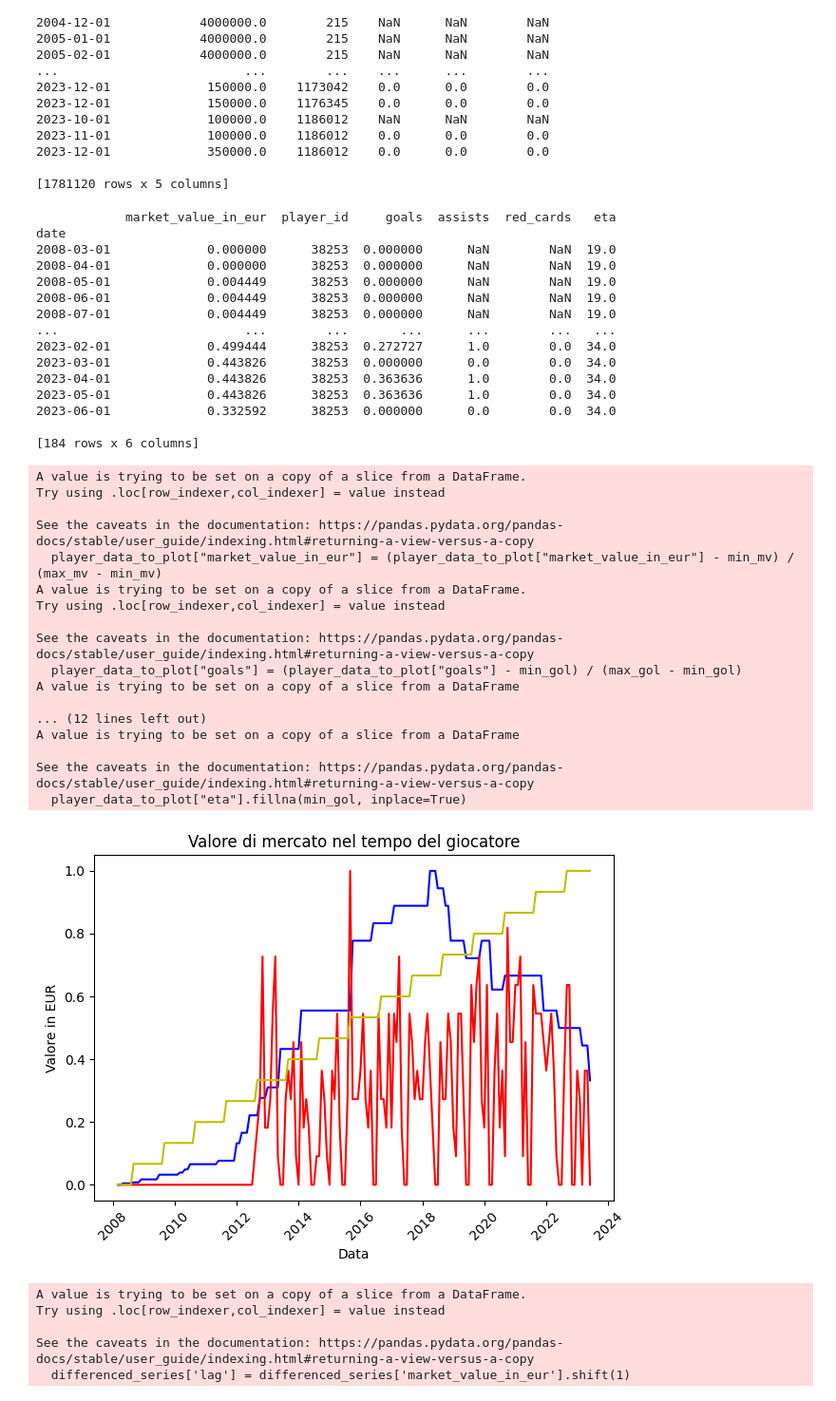
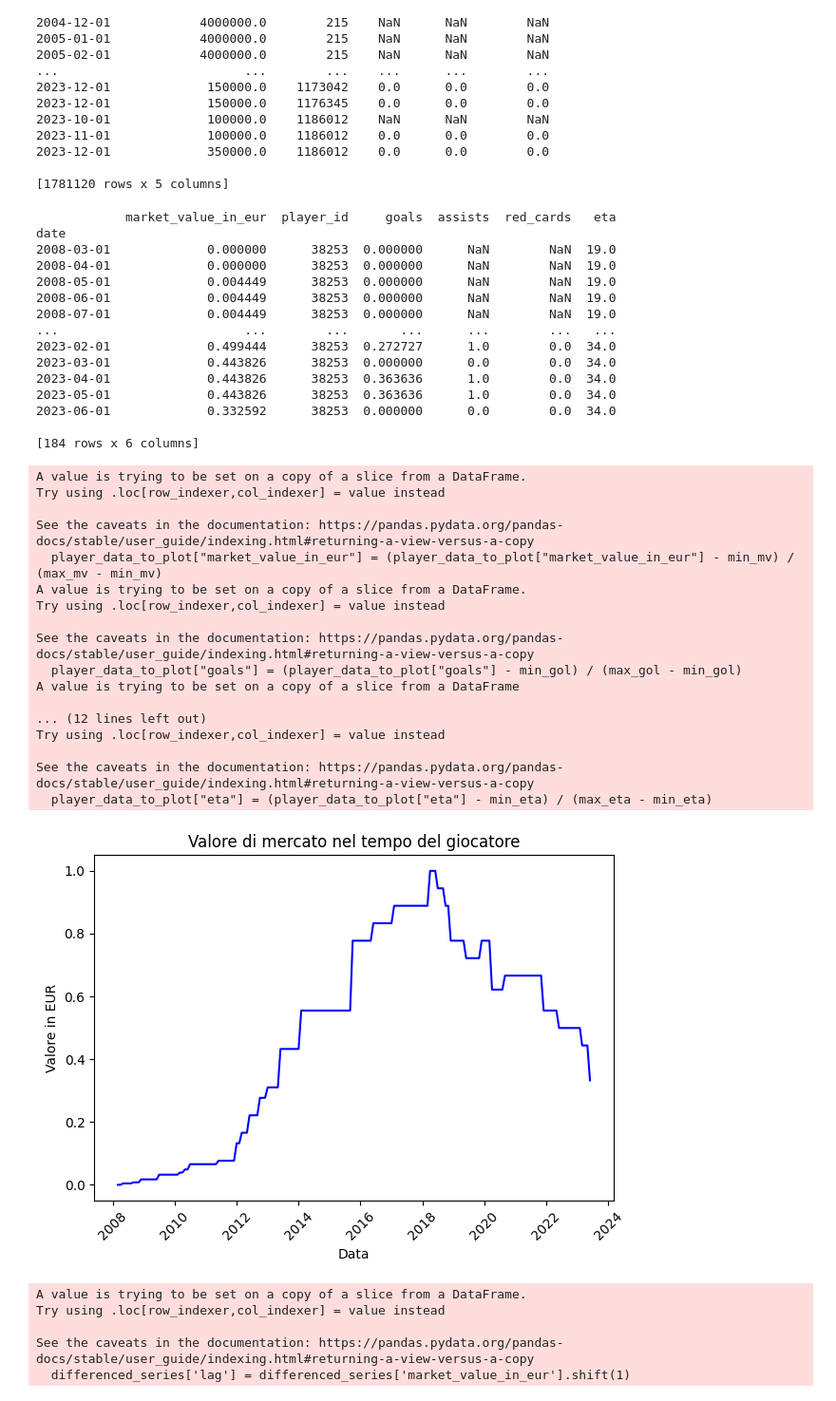
Before and after one commit to MikDR/DataScience-Python, a Jupyter notebook: codice/serie_temp/serie_per_giocatore.ipynb, the cells around one changed output. Shown at 95% size. Cells and saved outputs as stored; diff of their text form; code cells hidden in the pictures.

```diff
--- a/codice/serie_temp/serie_per_giocatore.ipynb
+++ b/codice/serie_temp/serie_per_giocatore.ipynb
@@ -199,14 +199,13 @@ print(player_data_to_plot)
 min_eta = player_data_to_plot["eta"].min()
 max_eta = player_data_to_plot["eta"].max()
 
+player_data_to_plot["eta"].fillna(((player_data_to_plot.index - data_nascita[0]).days//365.25)[0], inplace=True)
 player_data_to_plot["eta"] = (player_data_to_plot["eta"] - min_eta) / (max_eta - min_eta)
-player_data_to_plot["eta"].fillna(min_gol, inplace=True)
+
 
 
 # Crea il plot mondiale supremo
 plt.plot(player_data_to_plot.index, player_data_to_plot["market_value_in_eur"], linestyle='-', color='b')
-plt.plot(player_data_to_plot.index, player_data_to_plot["goals"], linestyle='-', color='r')
-plt.plot(player_data_to_plot.index, player_data_to_plot["eta"], linestyle='-', color='y')
 
 
 # Personalizza il plot
@@ -223,36 +222,36 @@ plt.show()
             market_value_in_eur  player_id     goals  assists  red_cards   eta
 date
 2008-03-01             0.000000      38253  0.000000      NaN        NaN  19.0
 2008-04-01             0.000000      38253  0.000000      NaN        NaN  19.0
 2008-05-01             0.004449      38253  0.000000      NaN        NaN  19.0
 2008-06-01             0.004449      38253  0.000000      NaN        NaN  19.0
 2008-07-01             0.004449      38253  0.000000      NaN        NaN  19.0
 ...                         ...        ...       ...      ...        ...   ...
 2023-02-01             0.499444      38253  0.272727      1.0        0.0  34.0
 2023-03-01             0.443826      38253  0.000000      0.0        0.0  34.0
 2023-04-01             0.443826      38253  0.363636      1.0        0.0  34.0
 2023-05-01             0.443826      38253  0.363636      1.0        0.0  34.0
 2023-06-01             0.332592      38253  0.000000      0.0        0.0  34.0
 
 [184 rows x 6 columns]
 A value is trying to be set on a copy of a slice from a DataFrame.
 Try using .loc[row_indexer,col_indexer] = value instead
 
 See the caveats in the documentation: https://pandas.pydata.org/pandas-docs/stable/user_guide/indexing.html#returning-a-view-versus-a-copy
   player_data_to_plot["market_value_in_eur"] = (player_data_to_plot["market_value_in_eur"] - min_mv) / (max_mv - min_mv)
 A value is trying to be set on a copy of a slice from a DataFrame.
 Try using .loc[row_indexer,col_indexer] = value instead
 
 See the caveats in the documentation: https://pandas.pydata.org/pandas-docs/stable/user_guide/indexing.html#returning-a-view-versus-a-copy
   player_data_to_plot["goals"] = (player_data_to_plot["goals"] - min_gol) / (max_gol - min_gol)
 A value is trying to be set on a copy of a slice from a DataFrame
 
 ... (12 lines left out)
-A value is trying to be set on a copy of a slice from a DataFrame
+Try using .loc[row_indexer,col_indexer] = value instead
 
 See the caveats in the documentation: https://pandas.pydata.org/pandas-docs/stable/user_guide/indexing.html#returning-a-view-versus-a-copy
-  player_data_to_plot["eta"].fillna(min_gol, inplace=True)
+  player_data_to_plot["eta"] = (player_data_to_plot["eta"] - min_eta) / (max_eta - min_eta)
-[figure, old version]
+[figure, new version]
 # %%
 differenced_series = player_data_to_plot
 # Aggiungi colonne con i valori ritardati (lag) al dataframe
```
Also changed, not shown: parts of 10 cells of this notebook.
